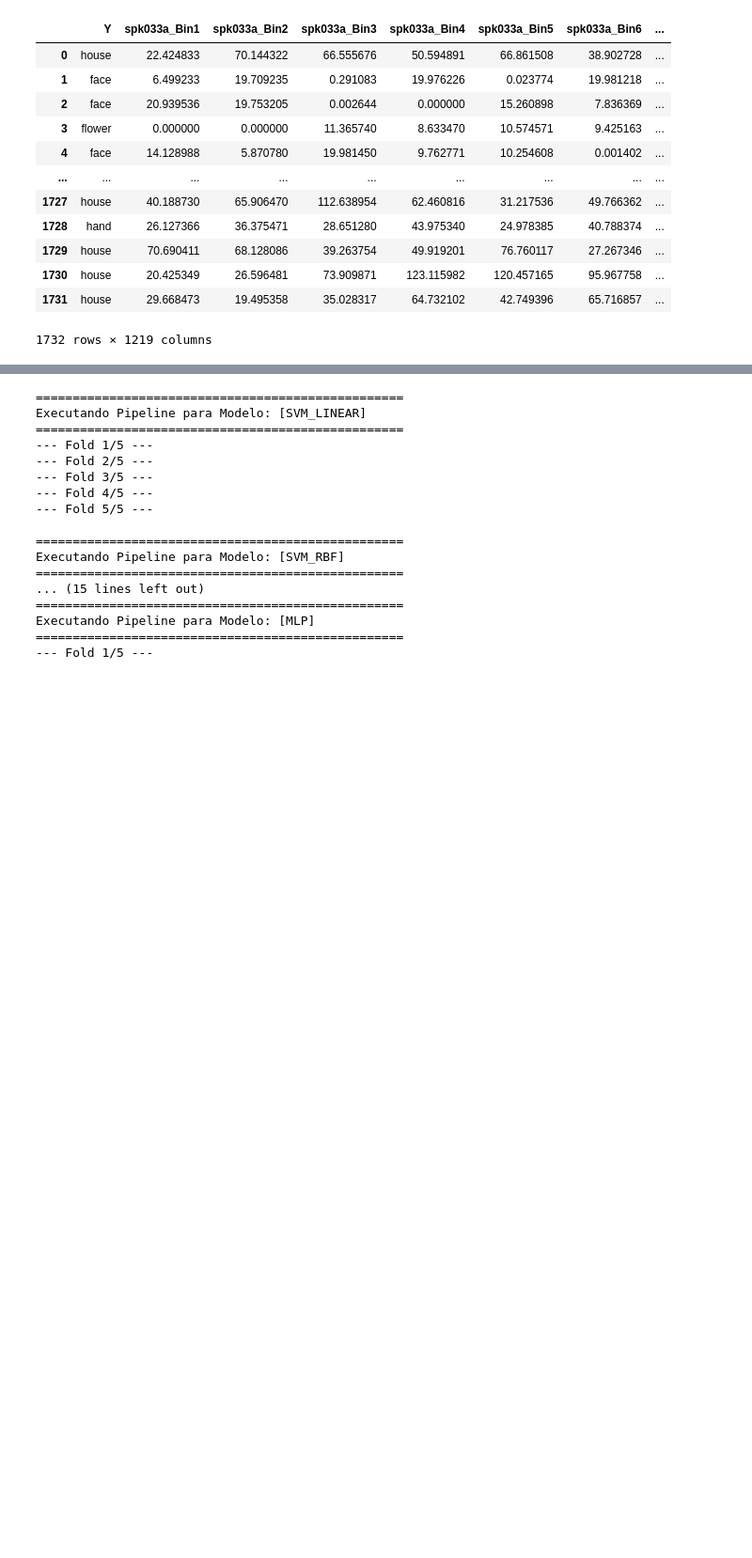
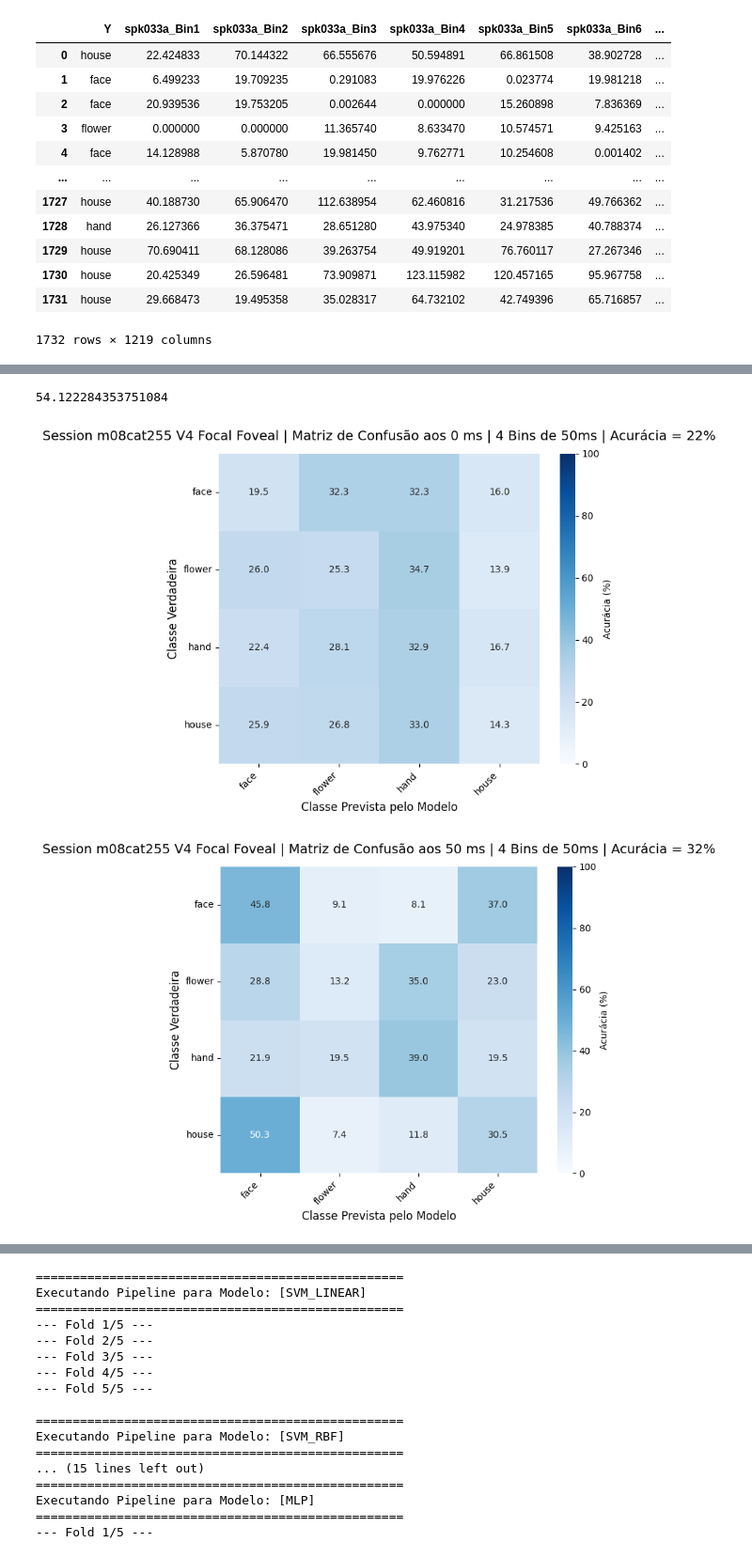
Before and after one commit to lucasdonaire/active-vision, a Jupyter notebook: session_analysis1.ipynb, the cells around one changed output, grey strips where cells are left out. Shown at 94% size. Drawn from its saved outputs; the diff is of its cells as text; code cells hidden in the pictures; blank space fills up the shorter version.

```diff
--- a/session_analysis1.ipynb
+++ b/session_analysis1.ipynb
@@ -1153 +1156,5 @@ Hyperparam C=0.0018794668241638452
 Hyperparam C=0.0018794668241638452
+# %%
+res0['mean_acc'][list(res0['window_ends']).index(150.0)]
+# %% [output]
+54.122284353751084
@@ -1153,0 +1205,11 @@ Hyperparam C=0.0018794668241638452
+# %%
+# ==========================================
+# Exemplo de Uso (após rodar sua validação):
+# ==========================================
+plot_temporal_confusion_matrix(res0, target_time_ms=0,str_bins='4 Bins de 50ms')
+plot_temporal_confusion_matrix(res0, target_time_ms=50,str_bins='4 Bins de 50ms')
+plot_temporal_confusion_matrix(res0, target_time_ms=100,str_bins='4 Bins de 50ms')
+plot_temporal_confusion_matrix(res0, target_time_ms=150,str_bins='4 Bins de 50ms')
+# %% [output]
+[figure, added]
+[figure, added]
```
Also changed, not shown: parts of 31 cells of this notebook.
